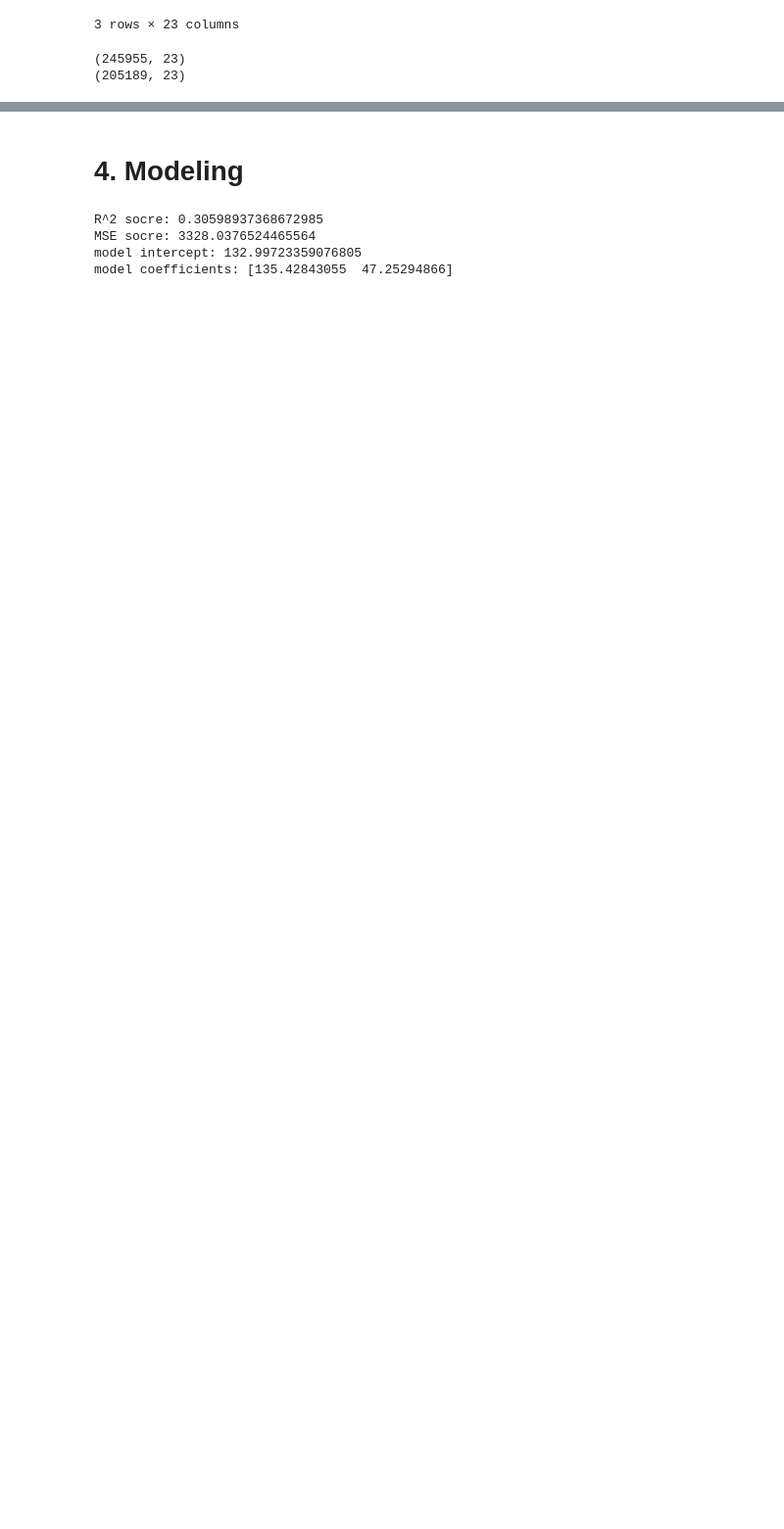
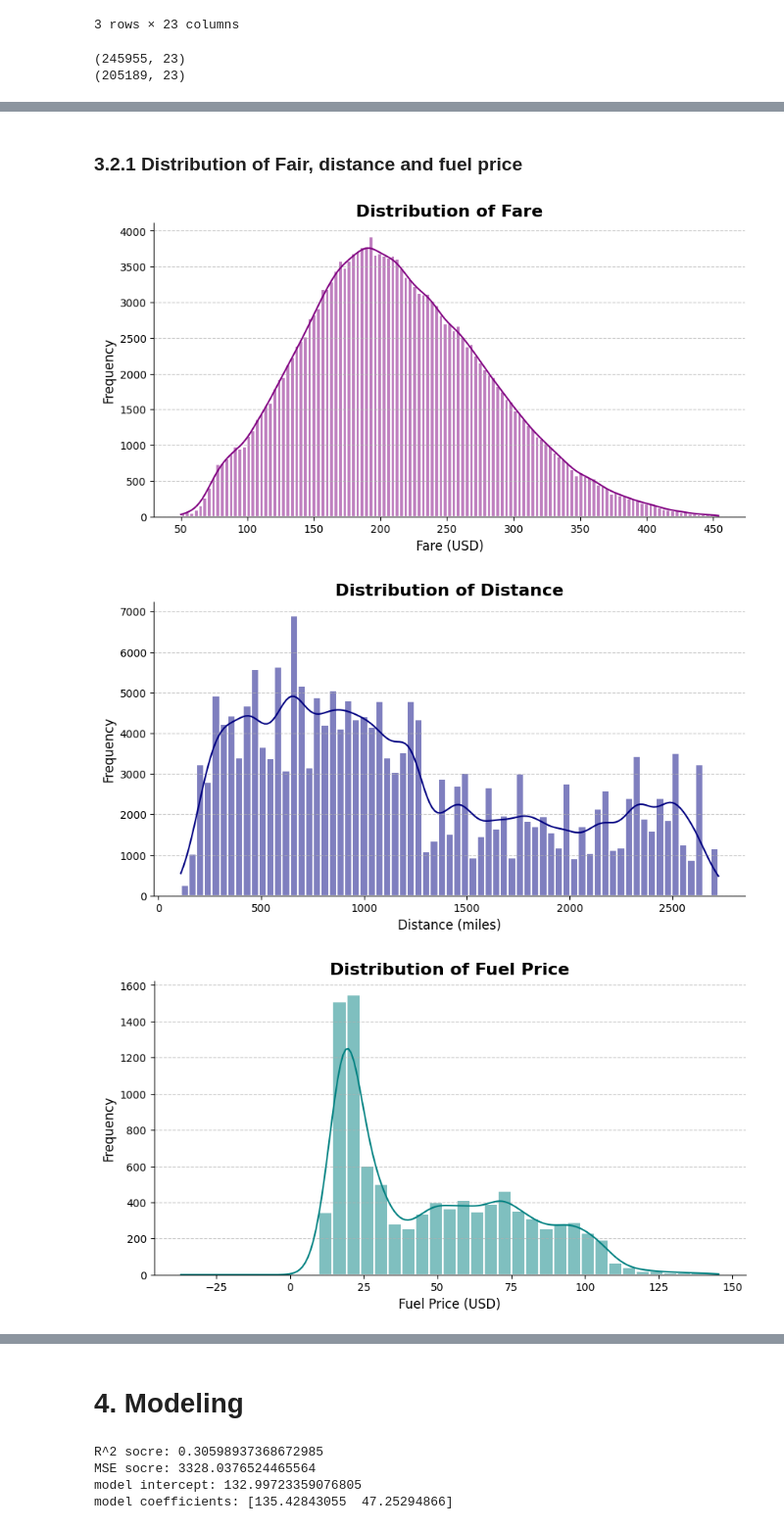
Before and after one commit to jbwenjoy/000545000, a Jupyter notebook: CIS_545_Final.ipynb, the cells around one changed output, grey strips where cells are left out. Shown at 98% size. Cells and saved outputs as stored; diff of their text form; code cells hidden in the pictures; blank space fills up the shorter version.

```diff
--- a/CIS_545_Final.ipynb
+++ b/CIS_545_Final.ipynb
@@ -133,0 +144,3 @@ df_clean.shape
+# %%
+fuel_df_original = pd.read_csv(fuel_data, low_memory=False)
+fuel_df_original.info()
@@ -133,0 +177,9 @@ df_clean.shape
+# %%
+print(fuel_df_original.shape)
+
+fuel_df_clean = fuel_df_original.copy()
+fuel_df_clean = fuel_df_clean.dropna()
+fuel_df_clean = fuel_df_clean.dropna(axis=1)
+fuel_df_clean = fuel_df_clean.drop_duplicates()
+
+print(fuel_df_clean.shape)
@@ -133,0 +198,39 @@ df_clean.shape
+# %%
+df = df_clean.copy()
+fuel_df = fuel_df_clean.copy()
+# %% [markdown]
+### 3.2.1 Distribution of Fair, distance and fuel price
+# %%
+# Distribution of fare
+plt.figure(figsize=(10, 5))
+sns.histplot(df['fare'], kde=True, color='#800080', edgecolor='white', linewidth=1.5)
+plt.title('Distribution of Fare', fontsize=16, fontweight='bold')
+plt.xlabel('Fare (USD)', fontsize=12)
+plt.ylabel('Frequency', fontsize=12)
+plt.grid(axis='y', linestyle='--', alpha=0.7)  # Added gridlines for better readability
+sns.despine()  # Remove top and right spines for a cleaner look
+plt.show()
+
+# Distribution of distance
+plt.figure(figsize=(10, 5))
+sns.histplot(df['nsmiles'], kde=True, color='#000080', edgecolor='white', linewidth=1.5)
+plt.title('Distribution of Distance', fontsize=16, fontweight='bold')
+plt.xlabel('Distance (miles)', fontsize=12)
+plt.ylabel('Frequency', fontsize=12)
+plt.grid(axis='y', linestyle='--', alpha=0.7)
+sns.despine()
+plt.show()
+
+# Distribution of fuel price
+plt.figure(figsize=(10, 5))
+sns.histplot(fuel_df['Price'], kde=True, color='#008080', edgecolor='white', linewidth=1.5)
+plt.title('Distribution of Fuel Price', fontsize=16, fontweight='bold')
+plt.xlabel('Fuel Price (USD)', fontsize=12)
+plt.ylabel('Frequency', fontsize=12)
+plt.grid(axis='y', linestyle='--', alpha=0.7)
+sns.despine()
+plt.show()
+# %% [output]
+[figure, added]
+[figure, added]
+[figure, added]
```
Also changed, not shown: parts of 21 cells of this notebook.
